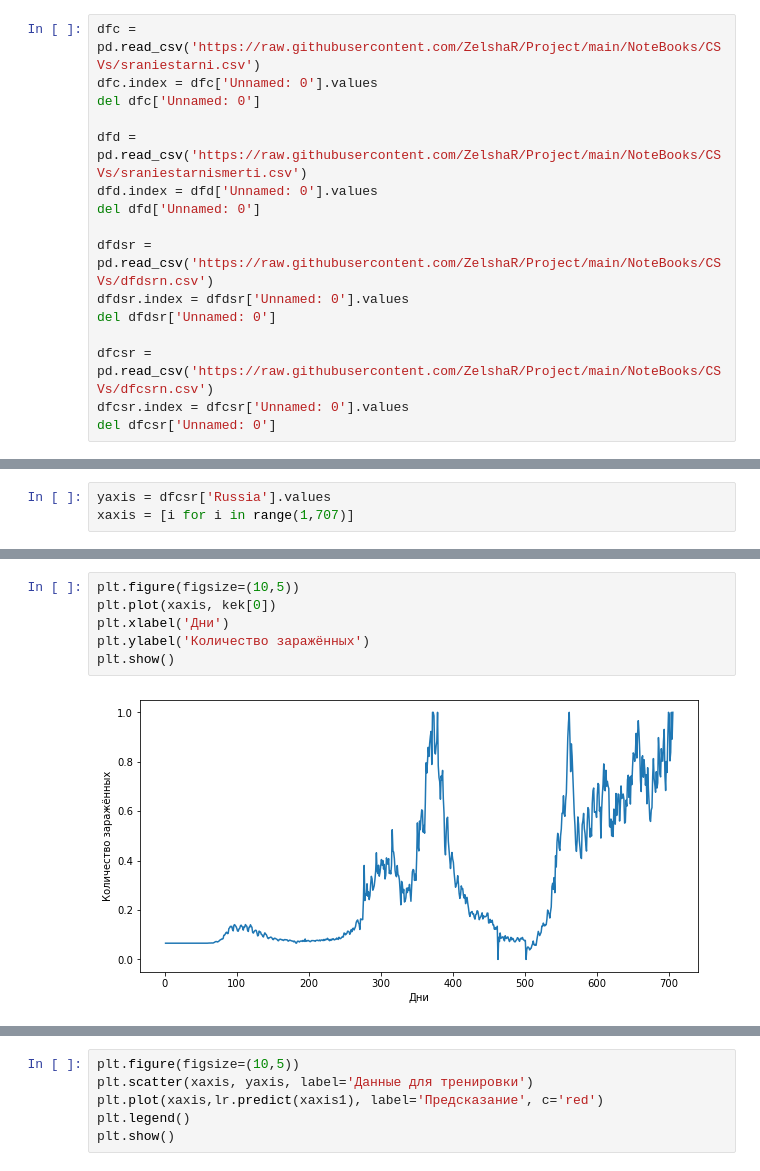
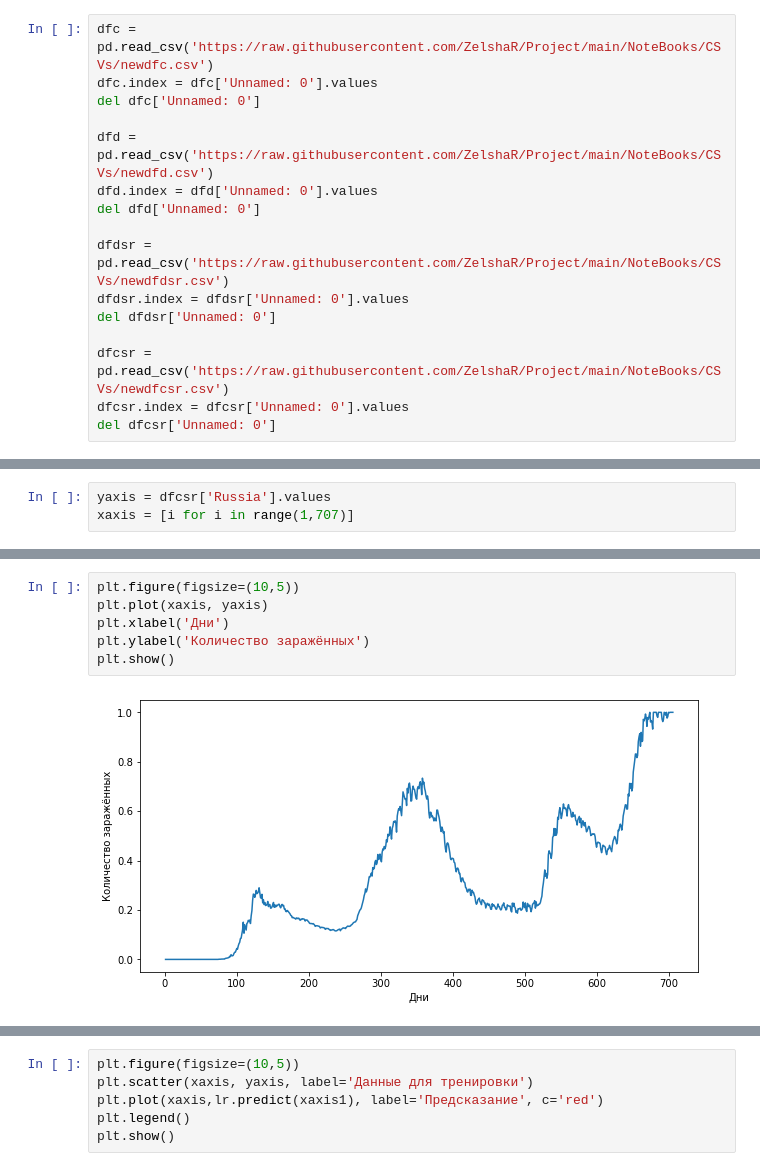
Before and after one commit to ZelshaR/Project, a Jupyter notebook: NoteBooks/Predict.ipynb, the cells around one changed output, grey strips where cells are left out. Cells and saved outputs as stored; diff of their text form.

```diff
--- a/NoteBooks/Predict.ipynb
+++ b/NoteBooks/Predict.ipynb
@@ -24,19 +24,19 @@ from sklearn.pipeline import make_pipeline
 #dfc.index = dfc['Unnamed: 0'].values
 #del dfc['Unnamed: 0']
 # %%
-dfc = pd.read_csv('https://raw.githubusercontent.com/ZelshaR/Project/main/NoteBooks/CSVs/sraniestarni.csv')
+dfc = pd.read_csv('https://raw.githubusercontent.com/ZelshaR/Project/main/NoteBooks/CSVs/newdfc.csv')
 dfc.index = dfc['Unnamed: 0'].values
 del dfc['Unnamed: 0']
 
-dfd = pd.read_csv('https://raw.githubusercontent.com/ZelshaR/Project/main/NoteBooks/CSVs/sraniestarnismerti.csv')
+dfd = pd.read_csv('https://raw.githubusercontent.com/ZelshaR/Project/main/NoteBooks/CSVs/newdfd.csv')
 dfd.index = dfd['Unnamed: 0'].values
 del dfd['Unnamed: 0']
 
-dfdsr = pd.read_csv('https://raw.githubusercontent.com/ZelshaR/Project/main/NoteBooks/CSVs/dfdsrn.csv')
+dfdsr = pd.read_csv('https://raw.githubusercontent.com/ZelshaR/Project/main/NoteBooks/CSVs/newdfdsr.csv')
 dfdsr.index = dfdsr['Unnamed: 0'].values
 del dfdsr['Unnamed: 0']
 
-dfcsr = pd.read_csv('https://raw.githubusercontent.com/ZelshaR/Project/main/NoteBooks/CSVs/dfcsrn.csv')
+dfcsr = pd.read_csv('https://raw.githubusercontent.com/ZelshaR/Project/main/NoteBooks/CSVs/newdfcsr.csv')
 dfcsr.index = dfcsr['Unnamed: 0'].values
 del dfcsr['Unnamed: 0']
 # %%
@@ -85,11 +93,11 @@ array([[   1,    2,    3, ...,  704,  705,  706],
        [2825, 2826, 2827, ..., 3528, 3529, 3530]])
 # %%
 plt.figure(figsize=(10,5))
-plt.plot(xaxis, kek[0])
+plt.plot(xaxis, yaxis)
 plt.xlabel('Дни')
 plt.ylabel('Количество заражённых')
 plt.show()
 # %% [output]
-[figure, old version]
+[figure, new version]
 # %%
 xaxis1 = np.reshape(xaxis, (-1, 1))
```
Also changed, not shown: parts of 6 cells of this notebook, 3 other files.
